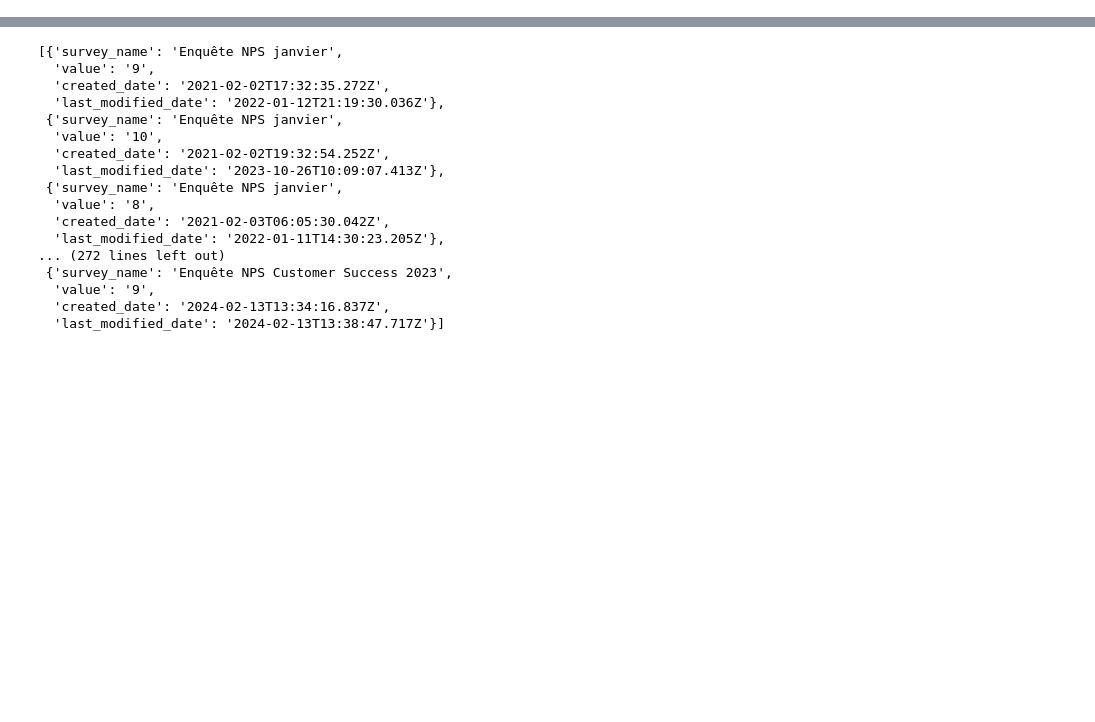
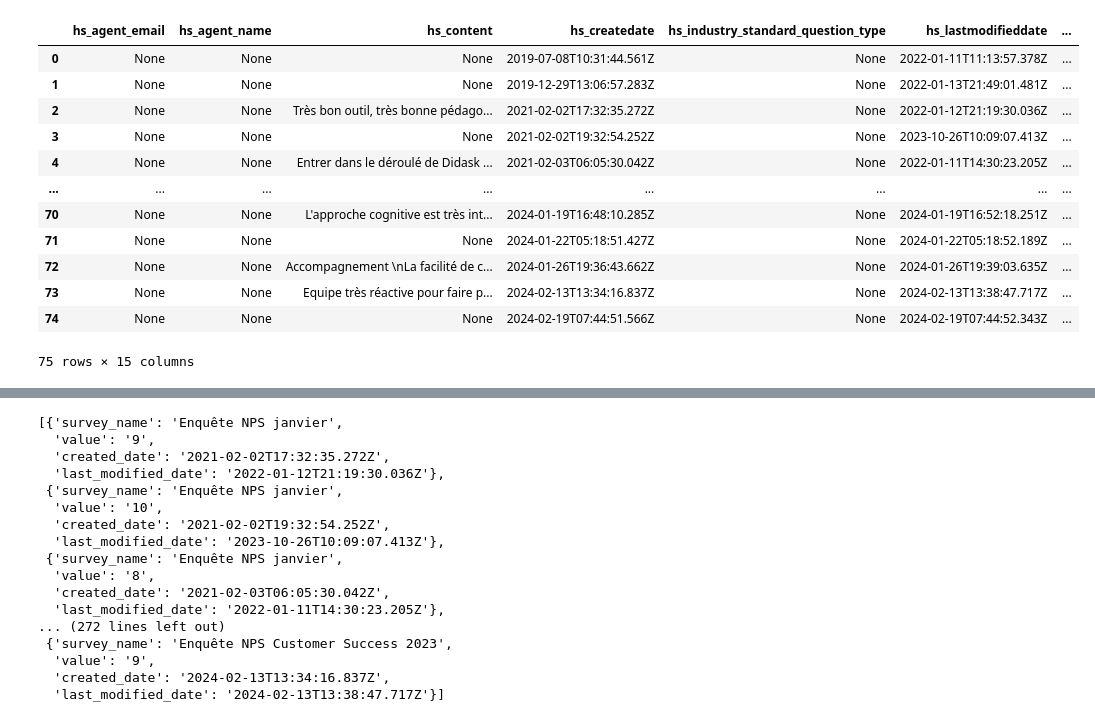
Before and after one commit to Didask/pydidask, a Jupyter notebook: dev/hubspot_api_test.ipynb, the cells around one changed output, grey strips where cells are left out. Drawn from its saved outputs; the diff is of its cells as text; code cells hidden in the pictures; blank space fills up the shorter version.

```diff
--- a/dev/hubspot_api_test.ipynb
+++ b/dev/hubspot_api_test.ipynb
@@ -42,0 +56,20 @@ https://api.hubapi.com/crm/v3/objects/feedback_submissions?properties=hs_survey_
+# %%
+hubapi = HubspotAPI()
+# %%
+out = hubapi.api_get_feedback_surveys()
+# %%
+out
+# %% [output]
+|  | hs_agent_email | hs_agent_name | hs_content | hs_createdate | hs_industry_standard_question_type | hs_lastmodifieddate | ... |
+| 0 | None | None | None | 2019-07-08T10:31:44.561Z | None | 2022-01-11T11:13:57.378Z | ... |
+| 1 | None | None | None | 2019-12-29T13:06:57.283Z | None | 2022-01-13T21:49:01.481Z | ... |
+| 2 | None | None | Très bon outil, très bonne pédago... | 2021-02-02T17:32:35.272Z | None | 2022-01-12T21:19:30.036Z | ... |
+| 3 | None | None | None | 2021-02-02T19:32:54.252Z | None | 2023-10-26T10:09:07.413Z | ... |
+| 4 | None | None | Entrer dans le déroulé de Didask ... | 2021-02-03T06:05:30.042Z | None | 2022-01-11T14:30:23.205Z | ... |
+| ... | ... | ... | ... | ... | ... | ... | ... |
+| 70 | None | None | L'approche cognitive est très int... | 2024-01-19T16:48:10.285Z | None | 2024-01-19T16:52:18.251Z | ... |
+| 71 | None | None | None | 2024-01-22T05:18:51.427Z | None | 2024-01-22T05:18:52.189Z | ... |
+| 72 | None | None | Accompagnement \nLa facilité de c... | 2024-01-26T19:36:43.662Z | None | 2024-01-26T19:39:03.635Z | ... |
+| 73 | None | None | Equipe très réactive pour faire p... | 2024-02-13T13:34:16.837Z | None | 2024-02-13T13:38:47.717Z | ... |
+| 74 | None | None | None | 2024-02-19T07:44:51.566Z | None | 2024-02-19T07:44:52.343Z | ... |
+75 rows × 15 columns
```
Also changed, not shown: parts of 6 cells of this notebook, 20 other files.
